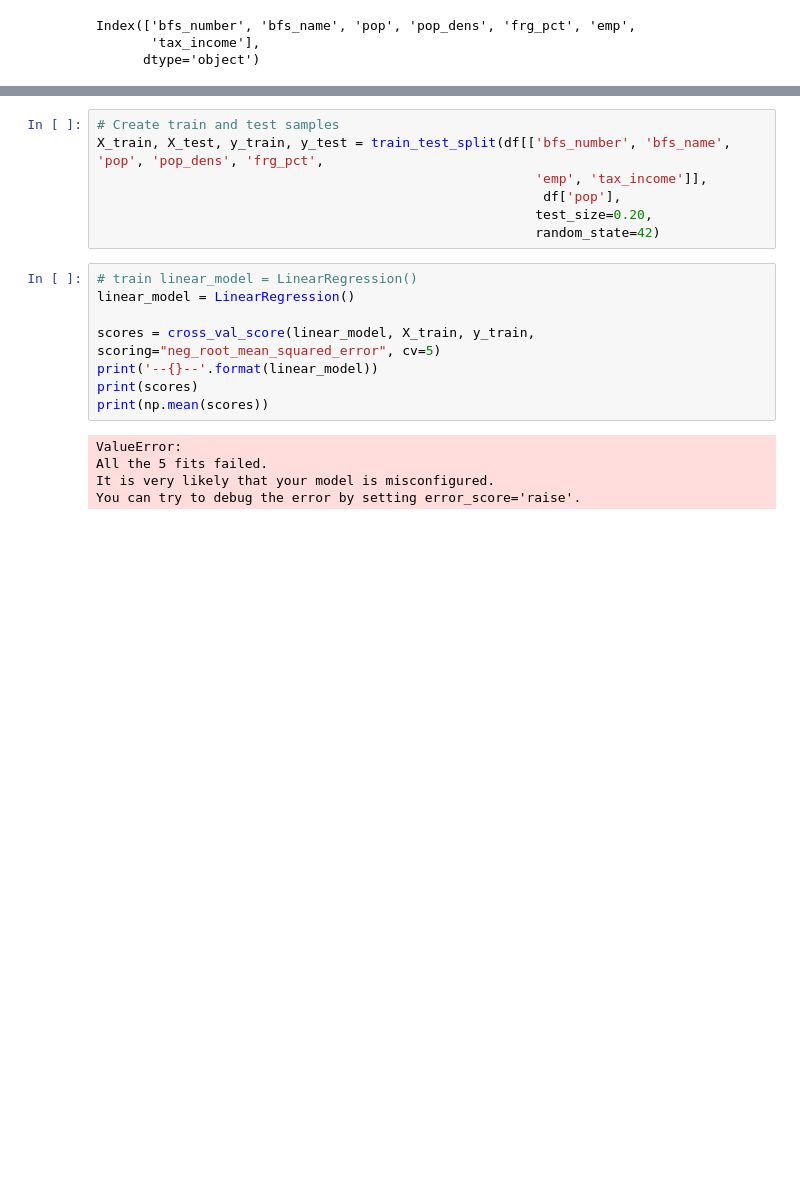
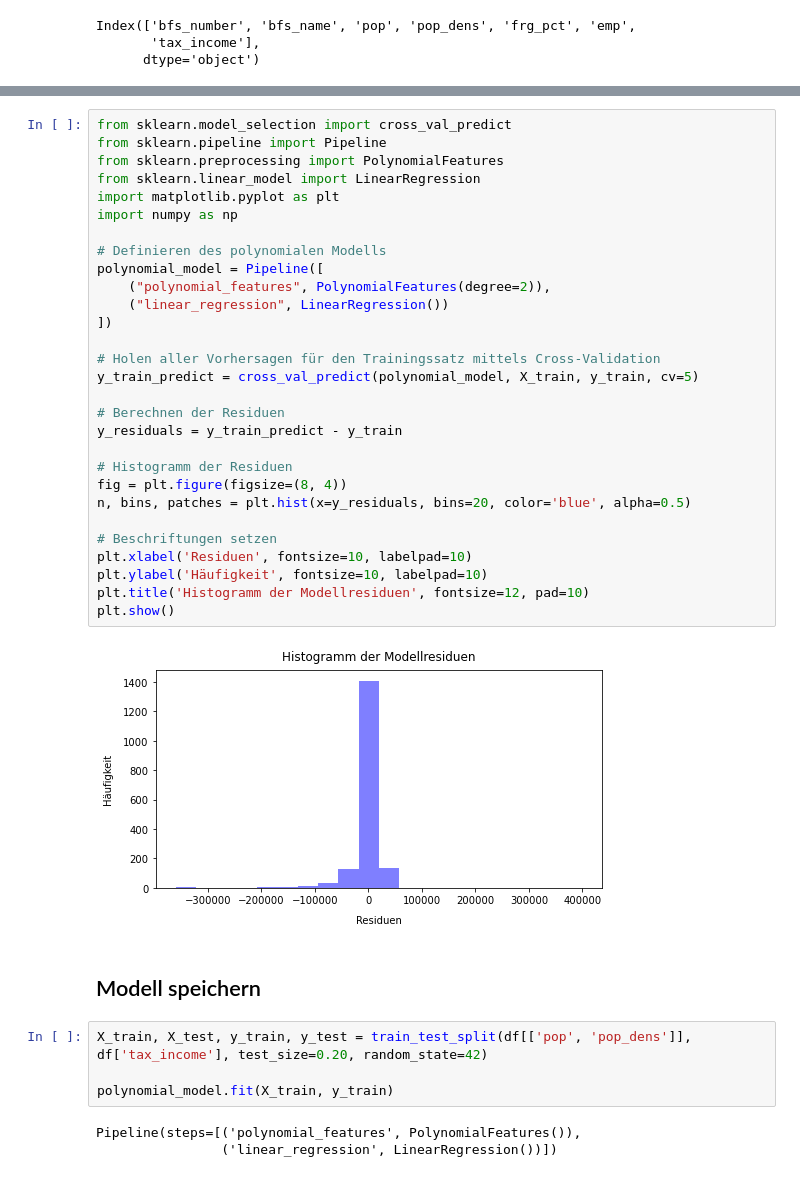
Before and after one commit to keokev01/Exercise-3, a Jupyter notebook: uebung3.ipynb, the cells around one changed output, grey strips where cells are left out. Cells and saved outputs as stored; diff of their text form; blank space fills up the shorter version.

```diff
--- a/uebung3.ipynb
+++ b/uebung3.ipynb
@@ -96,20 +370,40 @@ Index(['bfs_number', 'bfs_name', 'pop', 'pop_dens', 'frg_pct', 'emp',
+# %%
+from sklearn.model_selection import cross_val_predict
+from sklearn.pipeline import Pipeline
+from sklearn.preprocessing import PolynomialFeatures
+from sklearn.linear_model import LinearRegression
+import matplotlib.pyplot as plt
+import numpy as np
+
+# Definieren des polynomialen Modells
+polynomial_model = Pipeline([
+    ("polynomial_features", PolynomialFeatures(degree=2)),
+    ("linear_regression", LinearRegression())
+])
+
+# Holen aller Vorhersagen für den Trainingssatz mittels Cross-Validation
+y_train_predict = cross_val_predict(polynomial_model, X_train, y_train, cv=5)
+
+# Berechnen der Residuen
+y_residuals = y_train_predict - y_train
+
+# Histogramm der Residuen
+fig = plt.figure(figsize=(8, 4))
+n, bins, patches = plt.hist(x=y_residuals, bins=20, color='blue', alpha=0.5)
+
+# Beschriftungen setzen
+plt.xlabel('Residuen', fontsize=10, labelpad=10)
+plt.ylabel('Häufigkeit', fontsize=10, labelpad=10)
+plt.title('Histogramm der Modellresiduen', fontsize=12, pad=10)
+plt.show()
+# %% [output]
+[figure, added]
+# %% [markdown]
+## Modell speichern
 # %%
-# Create train and test samples
-X_train, X_test, y_train, y_test = train_test_split(df[['bfs_number', 'bfs_name', 'pop', 'pop_dens', 'frg_pct',
-                                                        'emp', 'tax_income']],
-                                                         df['pop'],
-                                                        test_size=0.20,
-                                                        random_state=42)
+X_train, X_test, y_train, y_test = train_test_split(df[['pop', 'pop_dens']], df['tax_income'], test_size=0.20, random_state=42)
+
+polynomial_model.fit(X_train, y_train)
+# %% [output]
+Pipeline(steps=[('polynomial_features', PolynomialFeatures()),
+                ('linear_regression', LinearRegression())])
-# %%
-# train linear_model = LinearRegression()
-linear_model = LinearRegression()
-
-scores = cross_val_score(linear_model, X_train, y_train, scoring="neg_root_mean_squared_error", cv=5)
-print('--{}--'.format(linear_model))
-print(scores)
-print(np.mean(scores))
-# %% [output]
-ValueError:
-All the 5 fits failed.
-It is very likely that your model is misconfigured.
-You can try to debug the error by setting error_score='raise'.
```
Also changed, not shown: parts of 27 cells of this notebook, 4 other files.
